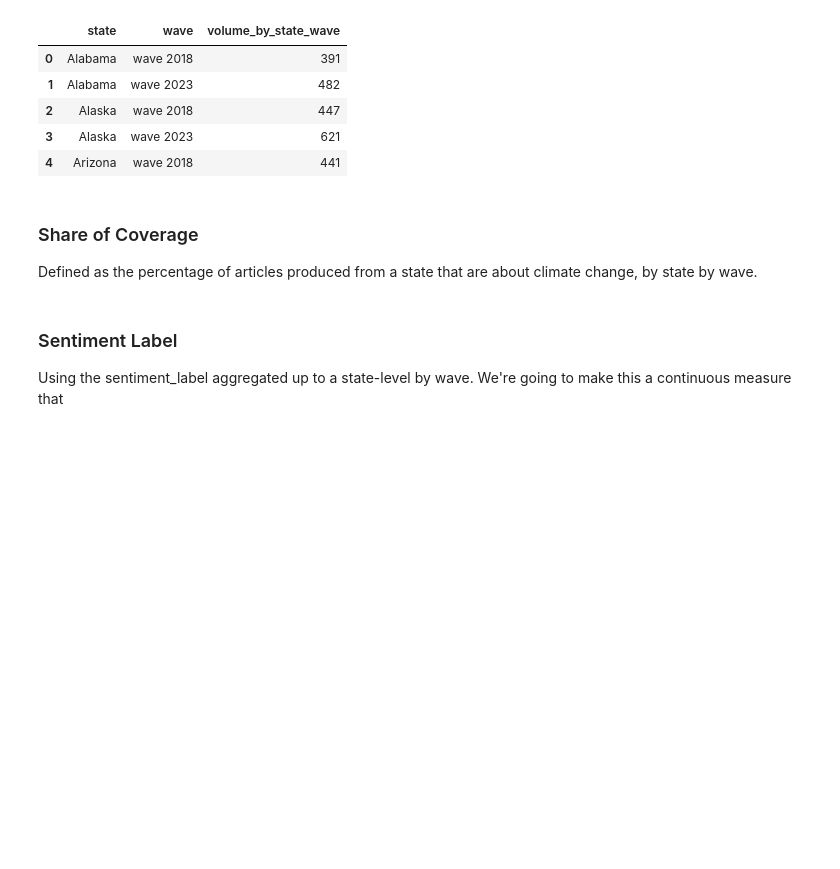
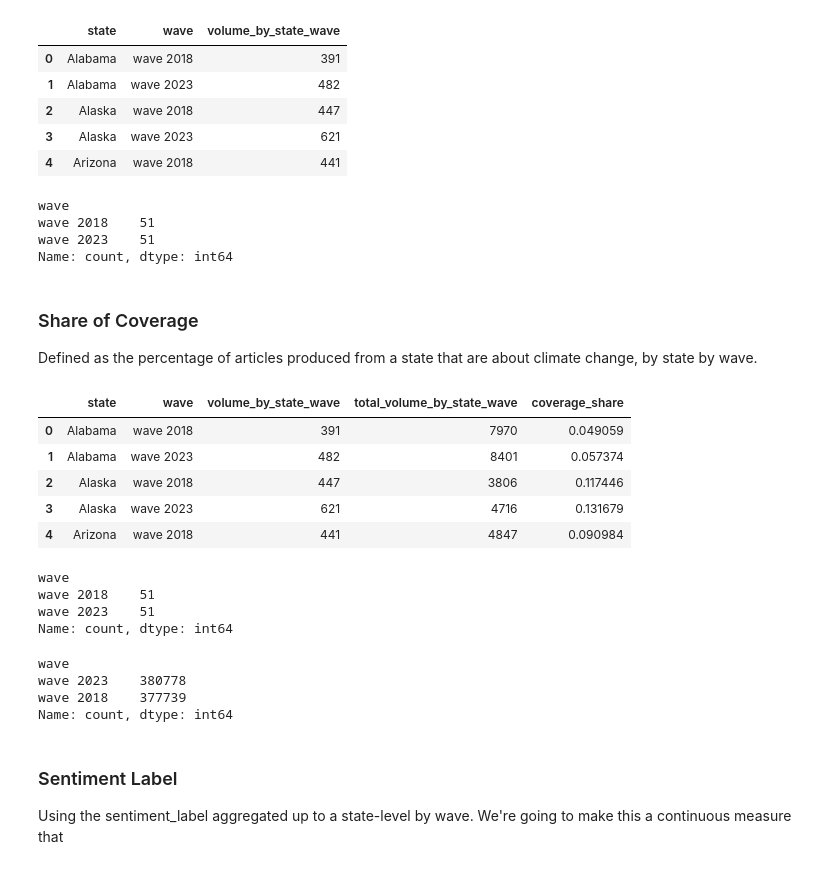
Before and after one commit to itsvarshini/5650-local-news-and-climate-change, a Jupyter notebook: code/text_analysis.ipynb, the cells around one changed output. Drawn from its saved outputs; the diff is of its cells as text; code cells hidden in the pictures; blank space fills up the shorter version.

```diff
--- a/code/text_analysis.ipynb
+++ b/code/text_analysis.ipynb
@@ -789,17 +827,49 @@ cc_volume_sw.head()
 | 2 | Alaska | wave 2018 | 447 |
 | 3 | Alaska | wave 2023 | 621 |
 | 4 | Arizona | wave 2018 | 441 |
+# %%
+cc_volume_sw["wave"].value_counts()
+# %% [output]
+wave
+wave 2018    51
+wave 2023    51
+Name: count, dtype: int64
 # %% [markdown]
 ### Share of Coverage
 
 Defined as the percentage of articles produced from a state that are about climate change, by state by wave.
 # %%
 # Total Count of Articles by State & Wave
-total_volume_sw = articles.groupby(["state", "wave"]).size().reset_index(name = "total_volume_by_state_wave")
+articles1 = articles.copy()
+articles1["wave"] = np.where(articles1["wave"] == 1.0, "wave 2018", "wave 2023")
+total_volume_sw = articles1.groupby(["state", "wave"]).size().reset_index(name = "total_volume_by_state_wave")
 
 # Share of Coverage by State & Wave
 share_df = cc_volume_sw.merge(total_volume_sw, on = ["state", "wave"])
 share_df["coverage_share"] = share_df["volume_by_state_wave"] / share_df["total_volume_by_state_wave"]
+# %%
+share_df.head()
+# %% [output]
+|  | state | wave | volume_by_state_wave | total_volume_by_state_wave | coverage_share |
+| 0 | Alabama | wave 2018 | 391 | 7970 | 0.049059 |
+| 1 | Alabama | wave 2023 | 482 | 8401 | 0.057374 |
+| 2 | Alaska | wave 2018 | 447 | 3806 | 0.117446 |
+| 3 | Alaska | wave 2023 | 621 | 4716 | 0.131679 |
+| 4 | Arizona | wave 2018 | 441 | 4847 | 0.090984 |
+# %%
+share_df["wave"].value_counts()
+# %% [output]
+wave
+wave 2018    51
+wave 2023    51
+Name: count, dtype: int64
+# %%
+articles1["wave"].value_counts()
+# %% [output]
+wave
+wave 2023    380778
+wave 2018    377739
+Name: count, dtype: int64
 # %% [markdown]
 ### Sentiment Label
 Using the sentiment_label aggregated up to a state-level by wave. We're going to make this a continuous measure that
```
Also changed, not shown: parts of 27 cells of this notebook.
